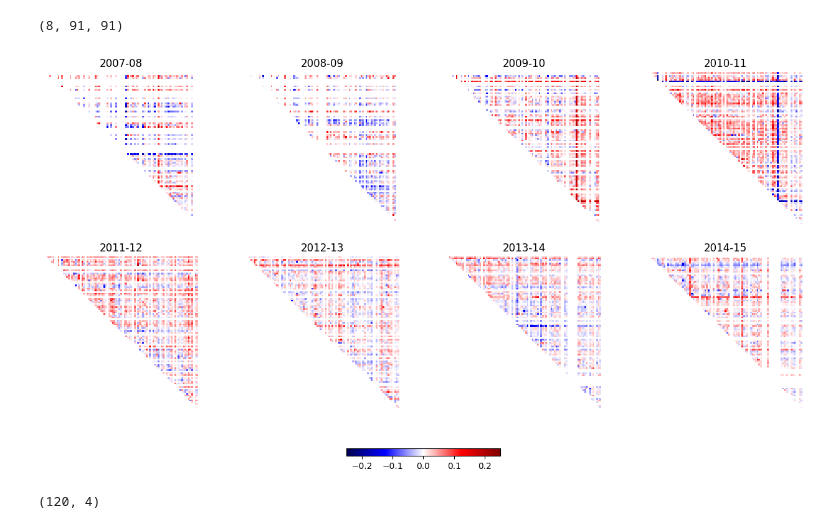
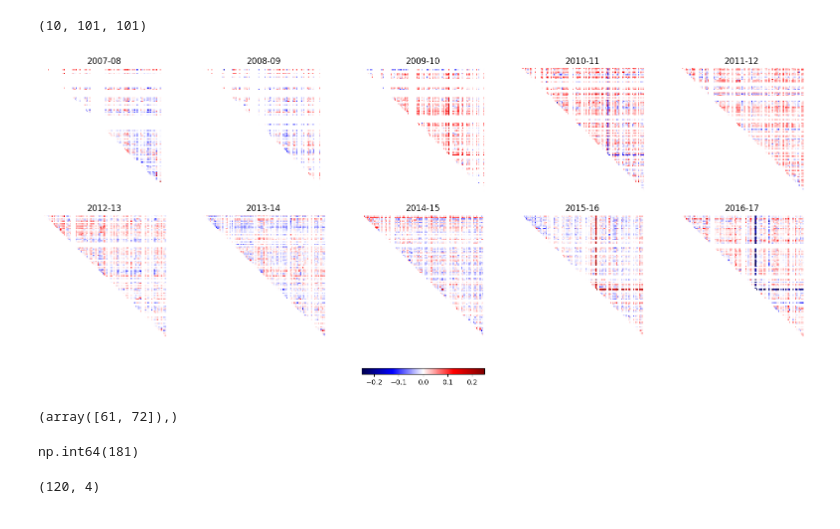
Before and after one commit to stmorse/dtm, a Jupyter notebook: notebooks/align.ipynb, the cells around one changed output. Cells and saved outputs as stored; diff of their text form; code cells hidden in the pictures.

```diff
--- a/notebooks/align.ipynb
+++ b/notebooks/align.ipynb
@@ -15,7 +15,7 @@ base_path = '/sciclone/geograd/stmorse/reddit/mbkm_50'
 # LOAD CENTROIDS
 
 start_year = 2007
-end_year = 2016
+end_year = 2017
 start_month = 1
 end_month = 12
 
@@ -93,7 +93,7 @@ colors = plt.cm.viridis(np.linspace(0, 1, n_clusters))
 
 for k in range(2, n_clusters):
     # NOTE: ignore coi=1 for viz (outlier)
-    if k == 1: continue
+    # if k == 1: continue
 
     idx = np.where(hdbs.labels_ == k)[0]
 
@@ -103,7 +103,7 @@ for k in range(2, n_clusters):
     ax.scatter(Cu2d[idx,0], Cu2d[idx,1], s=30, c=colors[k], alpha=0.6, label=k)
 
     centroid = np.average(Cu2d[idx,:], axis=0)
-    ax.text(centroid[0], centroid[1], k)
+    ax.text(centroid[0], centroid[1], k, color='gray', fontsize='x-small', fontstyle='italic')
 
 # plot uncategorized
 idx = np.where(hdbs.labels_ == -1)[0]
@@ -112,5 +112,7 @@ ax.scatter(Cu2d[idx, 0], Cu2d[idx, 1], s=30, c='k', alpha=0.1)
 ax.set_xlabel('Component 1')
 ax.set_ylabel('Component 2')
 
+ax.set_xlim([0,20])
+
 plt.show()
 # %% [output]
@@ -118,8 +120,8 @@ plt.show()
 # %%
-cois = [38, 185, 34, 148, 176]
-hlabels = ['fox news', 'republican', 'books', 'jobs', 'economy']
+cois = [214, 217, 218, 221, 169, 69, 173, 201]
+hlabels = [' ', ' ', 'politics', ' ', 'science', 'police', 'europe', 'racist']
 
-fig, ax = plt.subplots(1,1, figsize=(10,10))
+fig, ax = plt.subplots(1,1, figsize=(8,8))
 
 # use the same colors as full plot
 n_clusters = np.amax(hdbs.labels_)
@@ -132,9 +134,10 @@ for i, coi in enumerate(cois):
 
     ax.scatter(Cu2d[idx,0], Cu2d[idx,1], s=30, c=colors[coi], alpha=0.6, label=k)
 
-    if coi in [38, 176]:
+    if coi in [169, 69, 173, 201]:
         annual_avgs = []
         for y in [0, N-1]:
+        # for y in range(N):
             # indices split marks
             # NOTE: assumes Ck=50 and 12 non-overlapping month-windows
             split_0, split_1 = 12 * 50 * y, 12 * 50 * (y+1)
@@ -148,17 +151,20 @@ for i, coi in enumerate(cois):
 
             # get average position in this year
             avg = np.mean(Cu2d[sub,:], axis=0)
-            ax.text(avg[0] - 0.07, avg[1] + 0.1, years[y], fontstyle='italic', fontsize='small')
+            ax.text(avg[0] - 0.07, avg[1] + 0.07, years[y], fontstyle='italic', fontsize='small')
             annual_avgs.append(avg)
         annual_avgs = np.vstack(annual_avgs)
 
         ax.plot(annual_avgs[:,0], annual_avgs[:,1], 'ko-')
 
     centroid = np.average(Cu2d[idx,:], axis=0)
-    ax.text(centroid[0], centroid[1], hlabels[i])
+    ax.text(centroid[0], centroid[1] - 0.25, hlabels[i])
 
 ax.set_xlabel('Component 1')
 ax.set_ylabel('Component 2')
 
+ax.set_ylim([8,12])
+# ax.set_xlim([11,15])
+
 plt.show()
 # %% [output]
@@ -275,24 +284,33 @@ for y in range(N):
 change = diffs[1:,:,:] - diffs[:-1,:,:]
 print(change.shape)
 # %% [output]
-(8, 91, 91)
+(10, 101, 101)
 # %%
-fig, axs = plt.subplots(2,4, figsize=(16,8))
+fig, axs = plt.subplots(2,5, figsize=(20,8))
 
 titles = [f'{years[y]}-{str(years[y+1])[-2:]}' for y in range(len(years)-1)]
 for i, ax in enumerate(axs.ravel()):
     cb = ax.imshow(change[i,:,:],
                  cmap='seismic', interpolation='none',
                  vmin=-0.25, vmax=0.25)
 
     ax.axis('off')
     ax.set_title(titles[i])
 
 fig.colorbar(cb, ax=axs, orientation='horizontal', fraction=0.02, pad=0.1)
 # plt.tight_layout()
 plt.show()
 # %% [output]
-[figure, old version]
+[figure, new version]
+# %%
+yi = np.where(change[8,5,:] > 0.05)
+yi
+# %% [output]
+(array([61, 72]),)
+# %%
+labels_trim[72]
+# %% [output]
+np.int64(181)
 # %%
 labs, cnts = np.unique(hdbs.labels_, return_counts=True)
 labels_trim = [i for i, c in zip(labs, cnts) if i != -1 and c >= 100]
```
Also changed, not shown: parts of 9 cells of this notebook, 3 other files.
